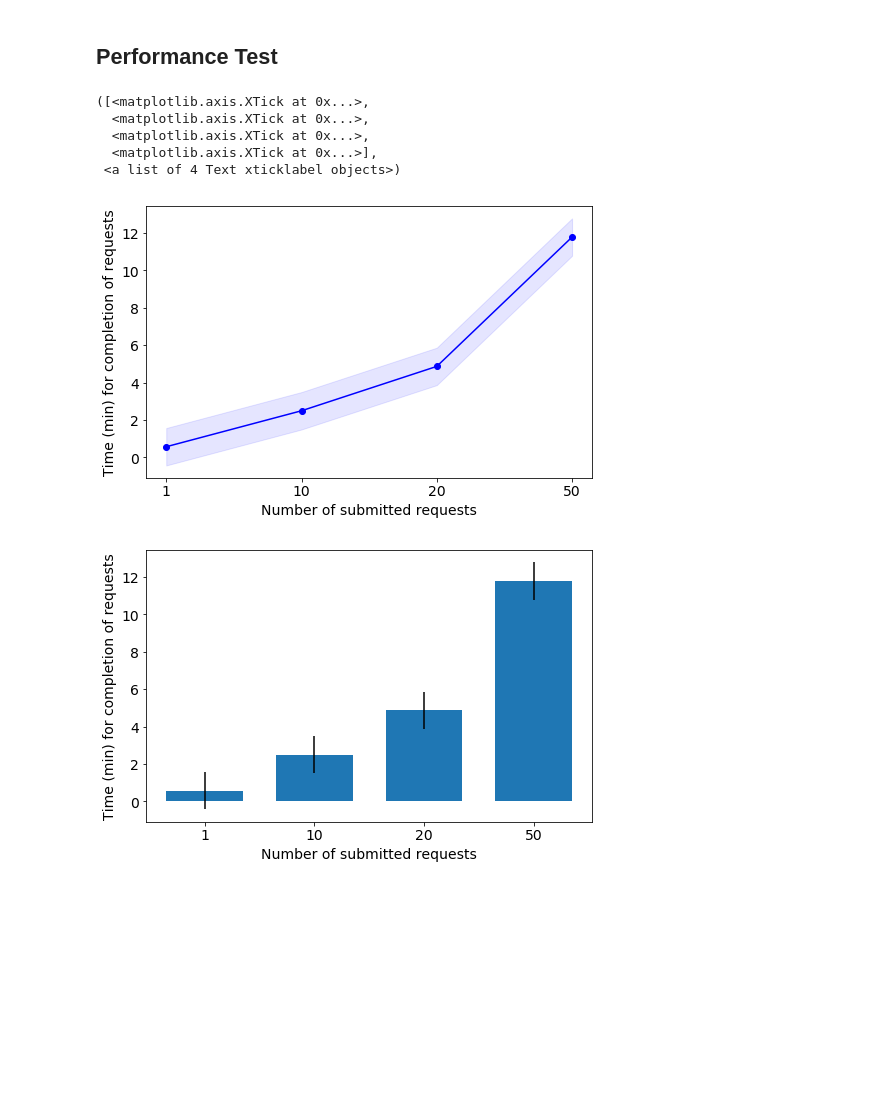
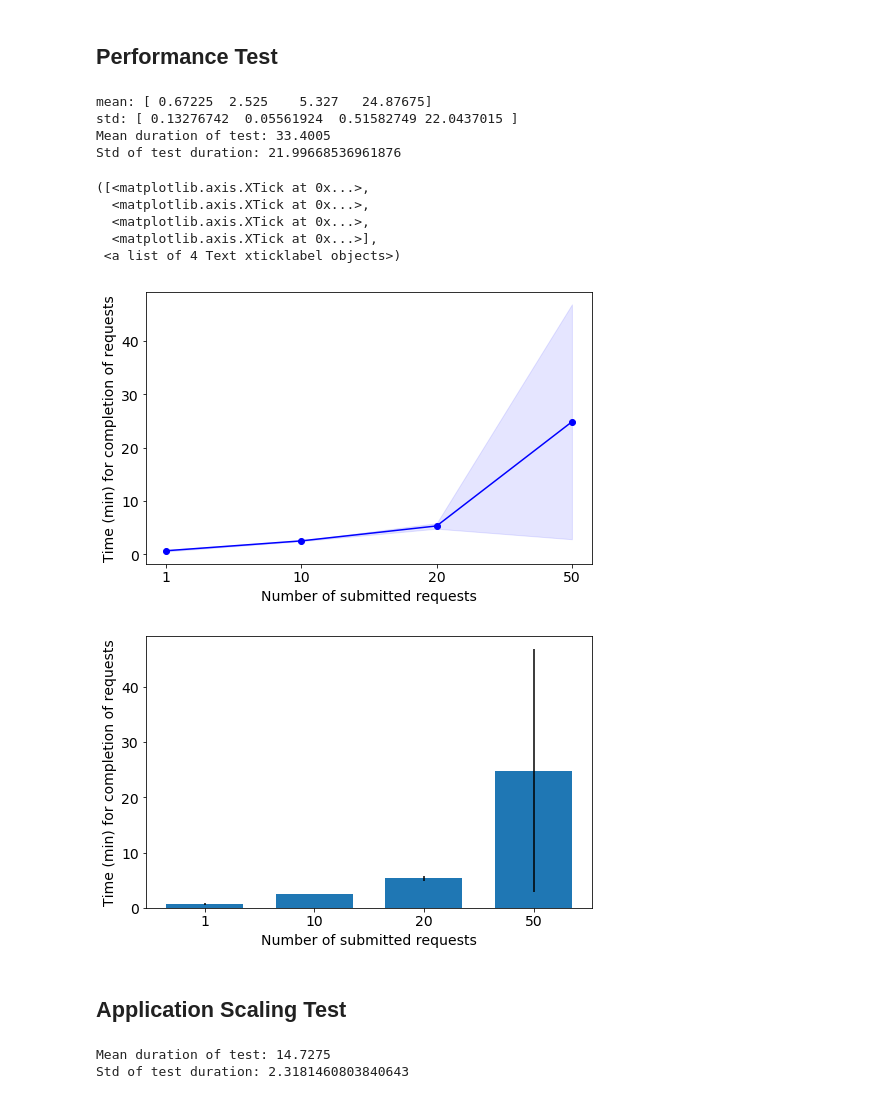
Before and after one commit to arucard21/cloudcomputing, a Jupyter notebook: Visualizations.ipynb, the cells around one changed output. Saved outputs shown, nothing was run; the diff lists cells and outputs as text; code cells hidden in the pictures; blank space fills up the shorter version.

Commit message:
Updated visualizations for the four runs

```diff
--- a/Visualizations.ipynb
+++ b/Visualizations.ipynb
@@ -30,28 +40,48 @@ Mean: 12.289
 # %% [markdown]
 ## Performance Test
 # %%
-time = np.array([0.574, 2.496, 4.868, 11.78])
-std_time = np.ones(4)
+import numpy as np
+time = np.array([[0.902, 0.588, 0.595, 0.604], [2.604, 2.543, 2.5, 2.453],
+                 [4.933, 4.973, 5.199, 6.203], [63.054, 11.927, 12.642, 11.884]])
+mean_time = np.mean(time, 1)
+std_time = np.std(time, 1)
+print("mean:",mean_time)
+print("std:",std_time)
 
-test_duration = 1
+test_time = np.array([71.493, 20.031, 20.936, 21.142])
+print("Mean duration of test:", np.mean(test_time))
+print("Std of test duration:", np.std(test_time))
 
 plt.figure(figsize=(8,5))
 plt.ylabel("Time (min) for completion of requests")
 plt.xlabel("Number of submitted requests")
-plt.plot(range(4), time, 'o-', color='b')
-plt.fill_between(range(4), time-std_time, time+std_time, alpha=0.1, color='b')
+plt.plot(range(4), mean_time, 'o-', color='b')
+plt.fill_between(range(4), mean_time-std_time, mean_time+std_time, alpha=0.1, color='b')
 plt.xticks(range(4), ("1", "10", "20", "50"))
 
 plt.figure(figsize=(8,5))
-plt.bar(range(4), time, yerr=std_time, width=0.7)
+plt.bar(range(4), mean_time, yerr=std_time, width=0.7)
 plt.ylabel("Time (min) for completion of requests")
 plt.xlabel("Number of submitted requests")
 plt.xticks(range(4), ("1", "10", "20", "50"))
 # %% [output]
-([<matplotlib.axis.XTick at 0x...>,
-  <matplotlib.axis.XTick at 0x...>,
-  <matplotlib.axis.XTick at 0x...>,
-  <matplotlib.axis.XTick at 0x...>],
- <a list of 4 Text xticklabel objects>)
+mean: [ 0.67225  2.525    5.327   24.87675]
+std: [ 0.13276742  0.05561924  0.51582749 22.0437015 ]
+Mean duration of test: 33.4005
+Std of test duration: 21.99668536961876
+([<matplotlib.axis.XTick at 0x...>,
+  <matplotlib.axis.XTick at 0x...>,
+  <matplotlib.axis.XTick at 0x...>,
+  <matplotlib.axis.XTick at 0x...>],
+ <a list of 4 Text xticklabel objects>)
-[figure, old version]
+[figure, new version]
-[figure, old version]
+[figure, new version]
+# %% [markdown]
+## Application Scaling Test
+# %%
+test_time = np.array([13.581, 18.654, 12.667, 14.008])
+print("Mean duration of test:", np.mean(test_time))
+print("Std of test duration:", np.std(test_time))
+# %% [output]
+Mean duration of test: 14.7275
+Std of test duration: 2.3181460803840643
```
Also changed, not shown: parts of 1 cell of this notebook, 3 other files.
